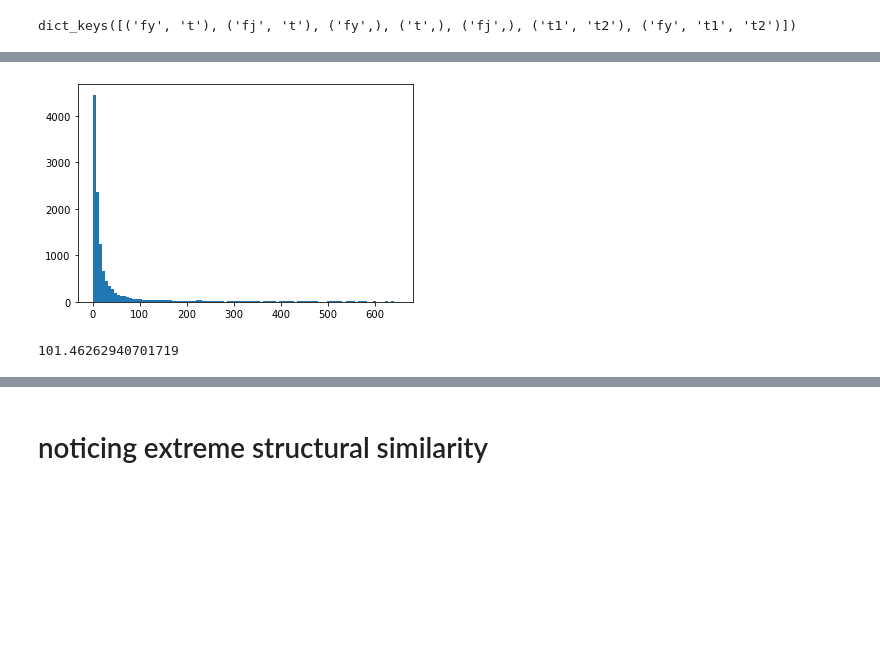
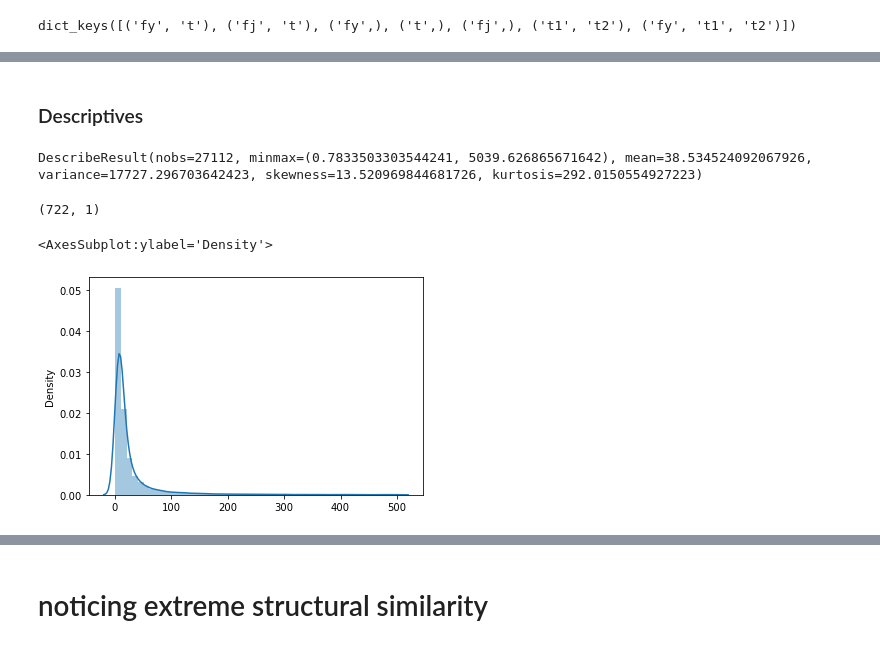
Before and after one commit to amcgail/kk-jstor-sociology, a Jupyter notebook: programming/cooccurence/cooc_networks-econ.ipynb, the cells around one changed output, grey strips where cells are left out. Drawn from its saved outputs; the diff is of its cells as text; code cells hidden in the pictures; blank space fills up the shorter version.

```diff
--- a/programming/cooccurence/cooc_networks-econ.ipynb
+++ b/programming/cooccurence/cooc_networks-econ.ipynb
@@ -115,9 +57,17 @@ np.argwhere( rats < 250 ).shape
-# %%
-plt.hist( rats[(rats<250+400)&(rats>0)], bins=100 );
-# %% [output]
-[figure, removed]
-# %%
-np.mean(rats)
-# %% [output]
-101.46262940701719
+# %% [markdown]
+### Descriptives
+# %%
+stats.describe(rats)
+# %% [output]
+DescribeResult(nobs=27112, minmax=(0.7833503303544241, 5039.626865671642), mean=38.534524092067926, variance=17727.296703642423, skewness=13.520969844681726, kurtosis=292.0150554927223)
+# %%
+np.argwhere( rats > 250 ).shape # we have 722 highly surprising pairs
+np.argwhere( rats <= 250 ).shape # and many more less surprising pairs
+# %% [output]
+(722, 1)
+# %%
+sns.distplot(rats[(rats>0)&(rats<500)], hist=True, kde=True)
+# %% [output]
+<AxesSubplot:ylabel='Density'>
+[figure, added]
 # %%
```
Also changed, not shown: parts of 27 cells of this notebook, 6 other files.
